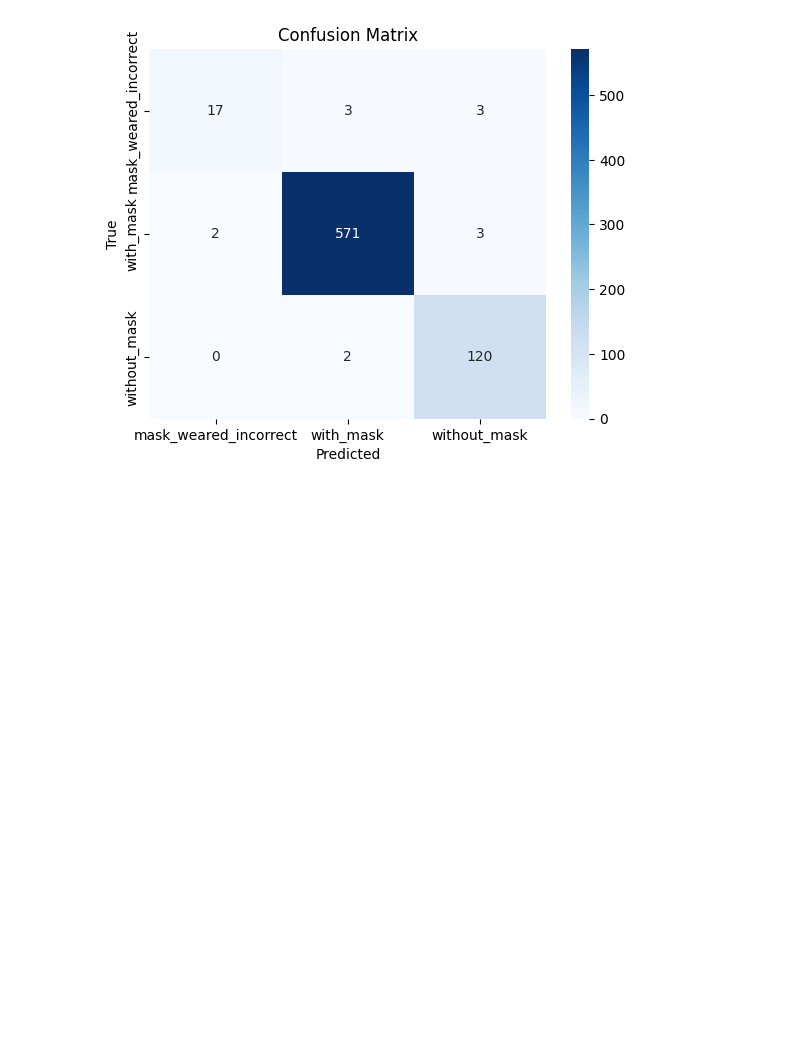
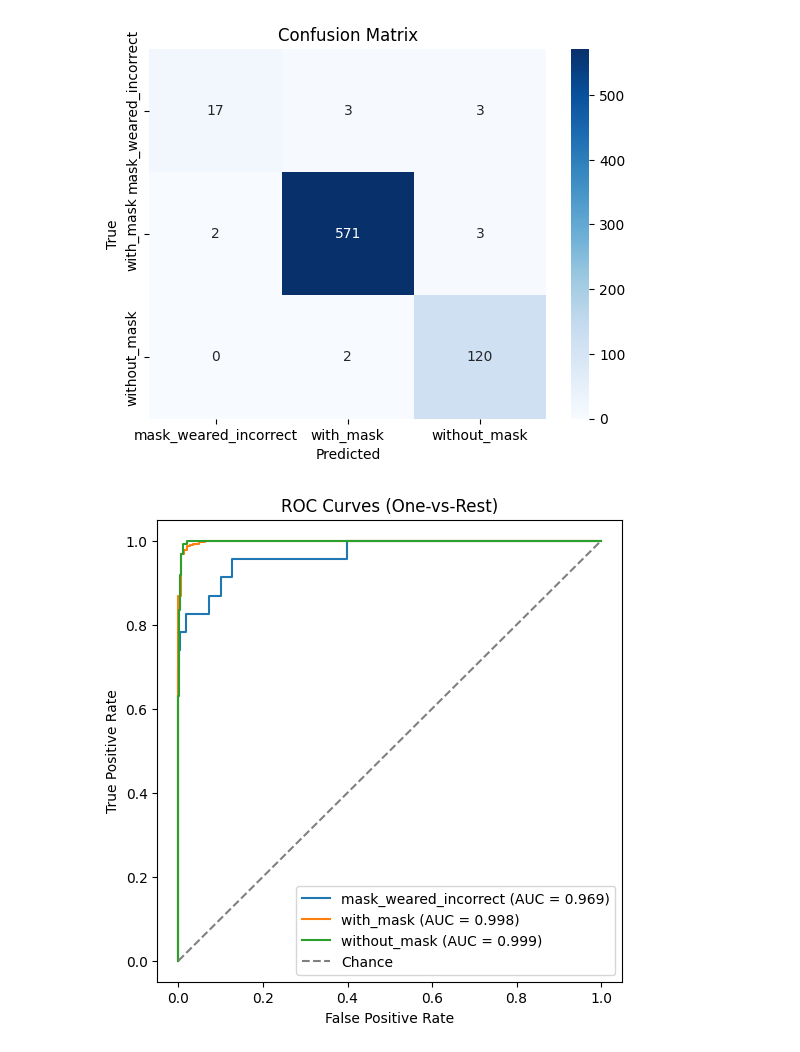
Before and after one commit to nh-nhathoang/face-mask-detection, a Jupyter notebook: src/main.ipynb, the cells around one changed output. Drawn from its saved outputs; the diff is of its cells as text; code cells hidden in the pictures; blank space fills up the shorter version.

```diff
--- a/src/main.ipynb
+++ b/src/main.ipynb
@@ -140,3 +140,28 @@ plt.title("Confusion Matrix")
 plt.show()
 # %% [output]
 [figure]
+# %%
+from sklearn.metrics import roc_curve, auc
+from sklearn.preprocessing import label_binarize
+import numpy as np
+
+y_true = np.array(results["y_true"])
+y_score = np.array(results["y_score"])
+classes = results["classes"]
+
+y_true_bin = label_binarize(y_true, classes=range(len(classes)))
+
+plt.figure(figsize=(6, 6))
+for i, class_name in enumerate(classes):
+    fpr, tpr, _ = roc_curve(y_true_bin[:, i], y_score[:, i])
+    roc_auc = auc(fpr, tpr)
+    plt.plot(fpr, tpr, label=f"{class_name} (AUC = {roc_auc:.3f})")
+
+plt.plot([0, 1], [0, 1], linestyle="--", color="gray", label="Chance")
+plt.xlabel("False Positive Rate")
+plt.ylabel("True Positive Rate")
+plt.title("ROC Curves (One-vs-Rest)")
+plt.legend()
+plt.show()
+# %% [output]
+[figure, added]
```
Also changed, not shown: parts of 3 cells of this notebook, 2 other files.
